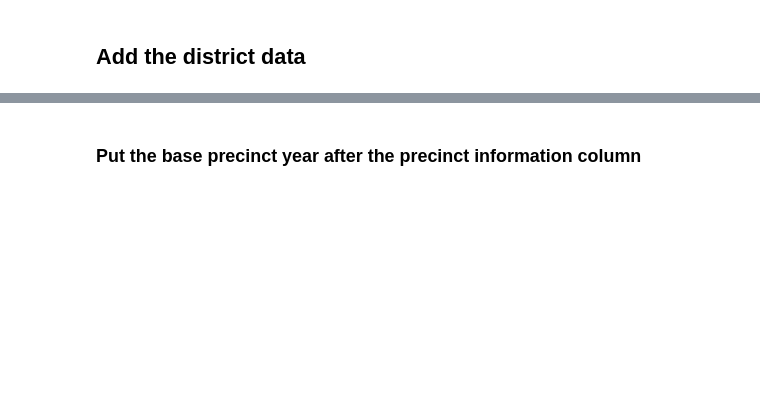
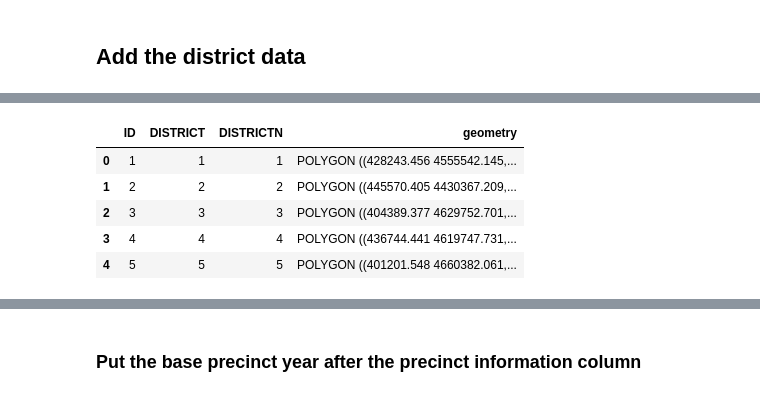
Before and after one commit to eveomett-states/Illinois, a Jupyter notebook: il.ipynb, the cells around one changed output, grey strips where cells are left out. Drawn from its saved outputs; the diff is of its cells as text; code cells hidden in the pictures; blank space fills up the shorter version.

```diff
--- a/il.ipynb
+++ b/il.ipynb
@@ -15,6 +25,7 @@ vap_data =  "./{}{}_pl2020_b/{}_pl2020_p4_b.shp".format(data_folder, state_ab, s
 vest20_data = "./{}{}_vest_20/{}_vest_20.shp".format(data_folder, state_ab, state_ab)
 vest18_data = "./{}{}_vest_18/{}_vest_18.shp".format(data_folder, state_ab, state_ab)
 vest16_data = "./{}{}_vest_16/{}_vest_16.shp".format(data_folder, state_ab, state_ab)
-cd_data = "./{}{}_cong_adopted_2021/HB 1291 FA #1.shp".format(data_folder, state_ab)
+cd_data = "./{}{}_cong_adopted_2021/cong.shp".format(data_folder, state_ab)
 send_data = "./{}{}_sldu_2021/il_sldu_2021.shp".format(data_folder, state_ab)
 hdist_data = "./{}{}_sldl_adopted_2021/il_sldl_adopted_2021.shp".format(data_folder, state_ab)
+county_data = "./{}{}_pl2020_cnty/{}_pl2020_cnty.shp".format(data_folder, state_ab, state_ab)
@@ -284 +334,10 @@ cong_df
+# %%
+cd.head()
+# %% [output]
+|  | ID | DISTRICT | DISTRICTN | geometry |
+| 0 | 1 | 1 | 1 | POLYGON ((428243.456 4555542.145,... |
+| 1 | 2 | 2 | 2 | POLYGON ((445570.405 4430367.209,... |
+| 2 | 3 | 3 | 3 | POLYGON ((404389.377 4629752.701,... |
+| 3 | 4 | 4 | 4 | POLYGON ((436744.441 4619747.731,... |
+| 4 | 5 | 5 | 5 | POLYGON ((401201.548 4660382.061,... |
 # %%
```
Also changed, not shown: parts of 57 cells of this notebook, 1 other file.
